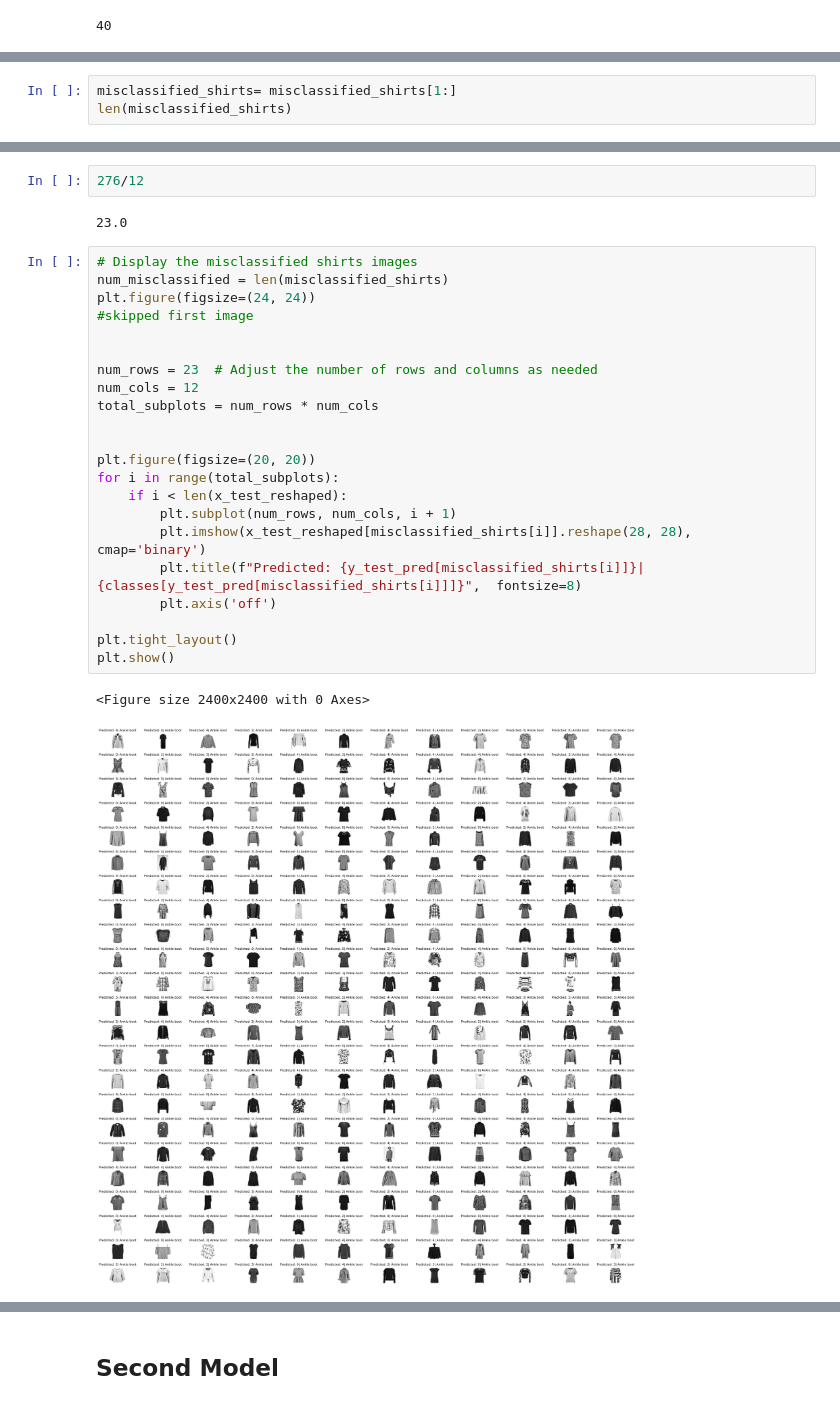
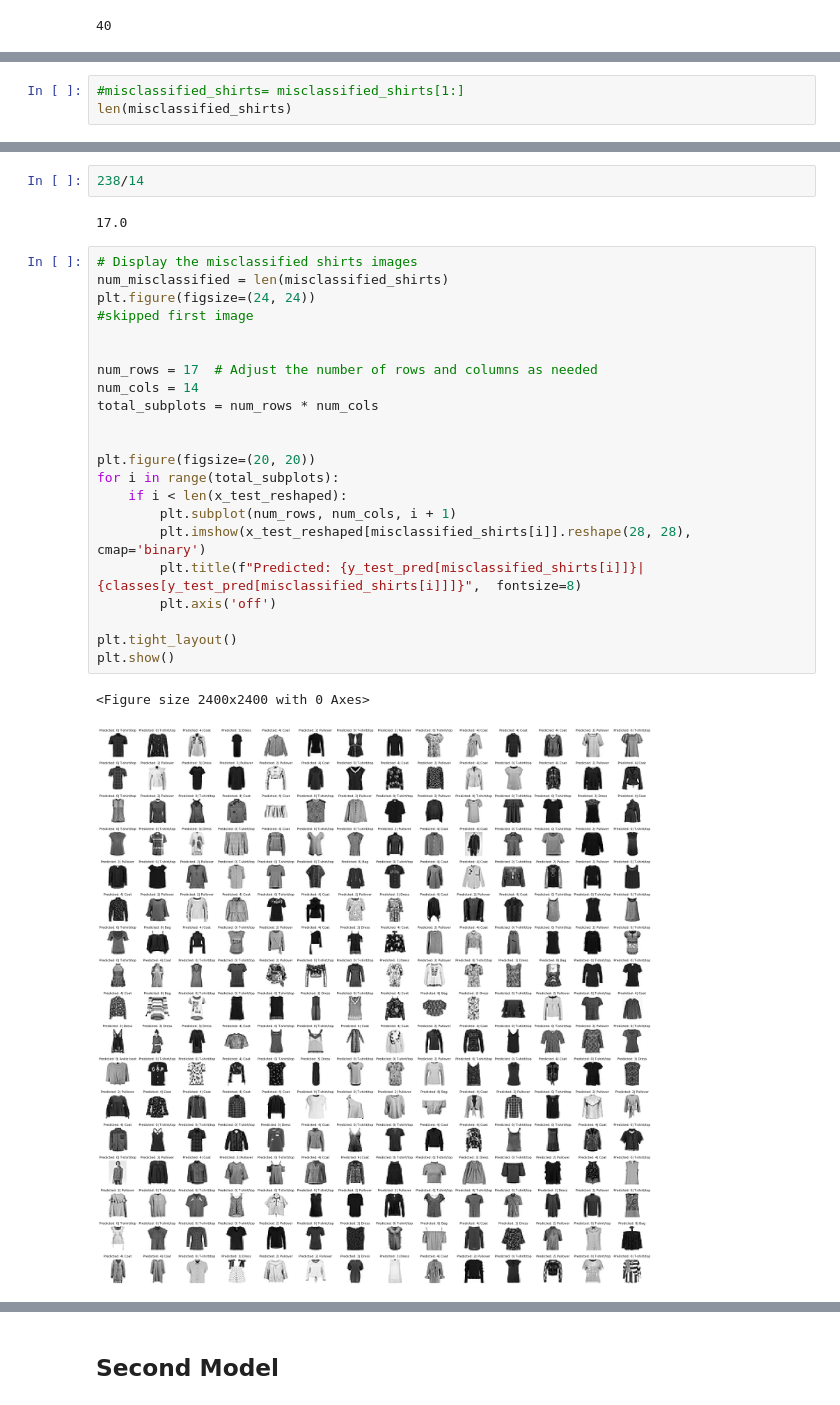
Before and after one commit to WaadAlharthi/ML_Portfolio, a Jupyter notebook: DL_Assignment_2_(Image_Classification_with_CNN).ipynb, the cells around one changed output, grey strips where cells are left out. Drawn from its saved outputs; the diff is of its cells as text.

```diff
--- a/DL_Assignment_2_(Image_Classification_with_CNN).ipynb
+++ b/DL_Assignment_2_(Image_Classification_with_CNN).ipynb
@@ -348,3 +368,3 @@ len(misclassified_shirts)
 # %%
-misclassified_shirts= misclassified_shirts[1:]
+#misclassified_shirts= misclassified_shirts[1:]
 len(misclassified_shirts)
@@ -351,29 +373,29 @@ len(misclassified_shirts)
-# %%
-276/12
-# %% [output]
-23.0
+# %%
+238/14
+# %% [output]
+17.0
 # %%
 # Display the misclassified shirts images
 num_misclassified = len(misclassified_shirts)
 plt.figure(figsize=(24, 24))
 #skipped first image
 
 
-num_rows = 23  # Adjust the number of rows and columns as needed
-num_cols = 12
+num_rows = 17  # Adjust the number of rows and columns as needed
+num_cols = 14
 total_subplots = num_rows * num_cols
 
 
 plt.figure(figsize=(20, 20))
 for i in range(total_subplots):
     if i < len(x_test_reshaped):
         plt.subplot(num_rows, num_cols, i + 1)
         plt.imshow(x_test_reshaped[misclassified_shirts[i]].reshape(28, 28), cmap='binary')
         plt.title(f"Predicted: {y_test_pred[misclassified_shirts[i]]}| {classes[y_test_pred[misclassified_shirts[i]]]}",  fontsize=8)
         plt.axis('off')
 
 plt.tight_layout()
 plt.show()
 # %% [output]
 <Figure size 2400x2400 with 0 Axes>
-[figure, old version]
+[figure, new version]
```
Also changed, not shown: parts of 21 cells of this notebook.
